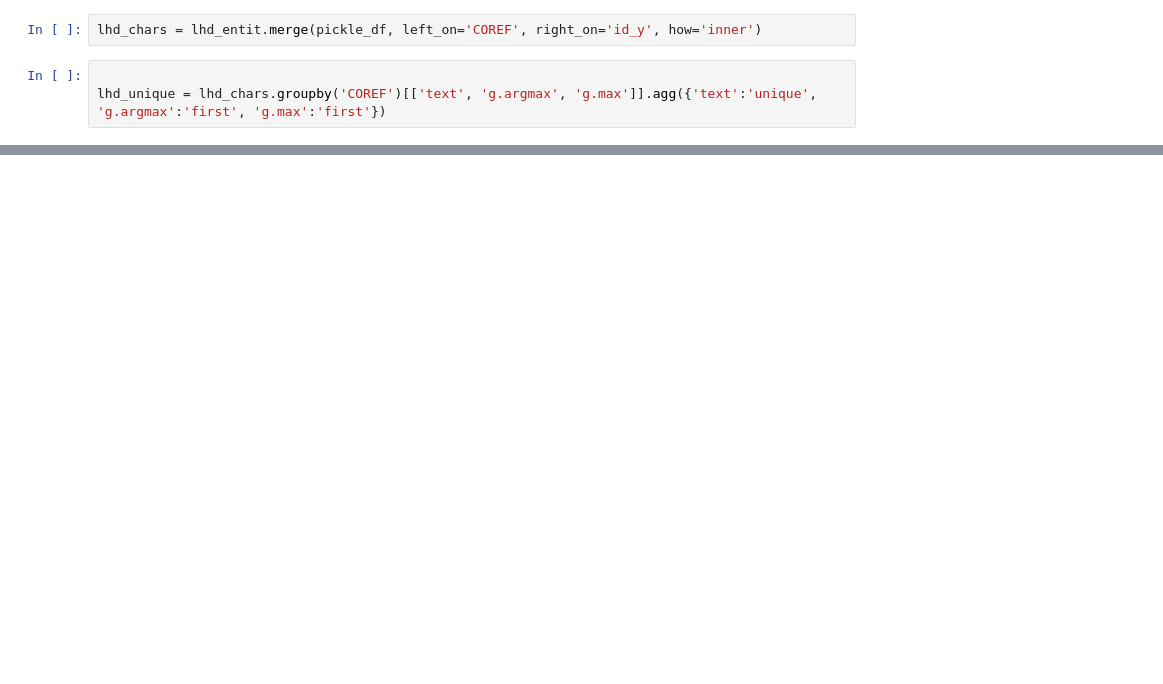
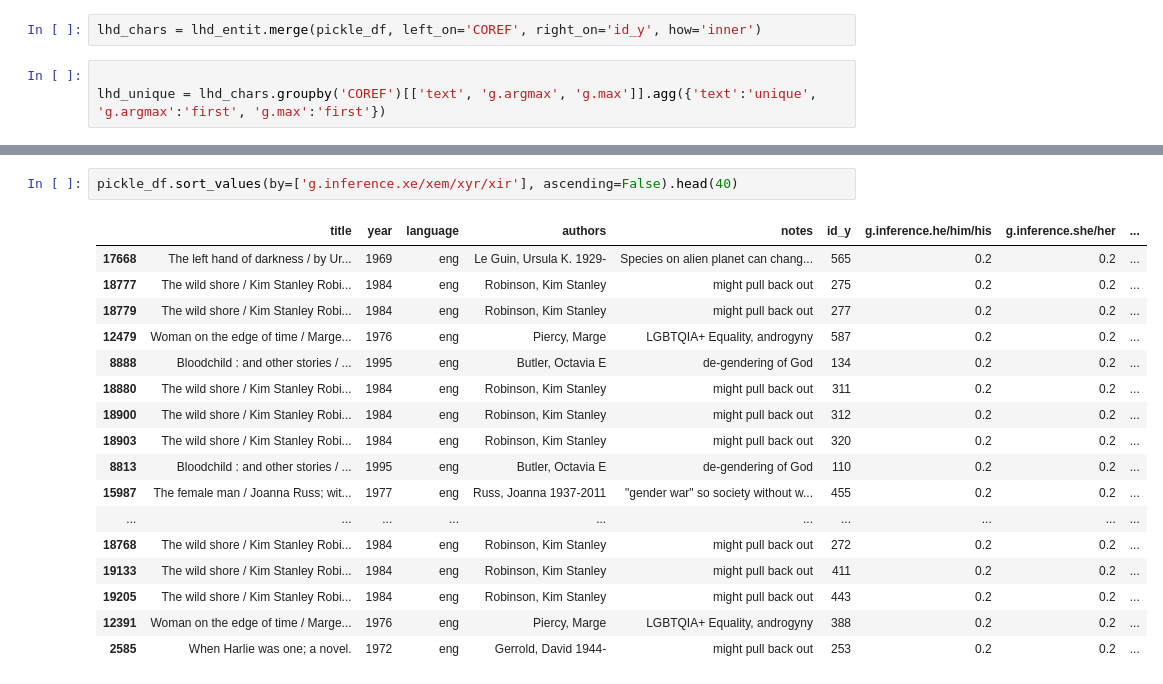
Before and after one commit to danieljohnevans/2022Fall_projects, a Jupyter notebook: book_analysis.ipynb, the cells around one changed output, grey strips where cells are left out. Saved outputs shown, nothing was run; the diff lists cells and outputs as text; blank space fills up the shorter version.

```diff
--- a/book_analysis.ipynb
+++ b/book_analysis.ipynb
@@ -180,0 +197,20 @@ lhd_unique
+# %%
+pickle_df.sort_values(by=['g.inference.xe/xem/xyr/xir'], ascending=False).head(40)
+# %% [output]
+|  | title | year | language | authors | notes | id_y | g.inference.he/him/his | g.inference.she/her | ... |
+| 17668 | The left hand of darkness / by Ur... | 1969 | eng | Le Guin, Ursula K. 1929- | Species on alien planet can chang... | 565 | 0.2 | 0.2 | ... |
+| 18777 | The wild shore / Kim Stanley Robi... | 1984 | eng | Robinson, Kim Stanley | might pull back out | 275 | 0.2 | 0.2 | ... |
+| 18779 | The wild shore / Kim Stanley Robi... | 1984 | eng | Robinson, Kim Stanley | might pull back out | 277 | 0.2 | 0.2 | ... |
+| 12479 | Woman on the edge of time / Marge... | 1976 | eng | Piercy, Marge | LGBTQIA+ Equality, androgyny | 587 | 0.2 | 0.2 | ... |
+| 8888 | Bloodchild : and other stories / ... | 1995 | eng | Butler, Octavia E | de-gendering of God | 134 | 0.2 | 0.2 | ... |
+| 18880 | The wild shore / Kim Stanley Robi... | 1984 | eng | Robinson, Kim Stanley | might pull back out | 311 | 0.2 | 0.2 | ... |
+| 18900 | The wild shore / Kim Stanley Robi... | 1984 | eng | Robinson, Kim Stanley | might pull back out | 312 | 0.2 | 0.2 | ... |
+| 18903 | The wild shore / Kim Stanley Robi... | 1984 | eng | Robinson, Kim Stanley | might pull back out | 320 | 0.2 | 0.2 | ... |
+| 8813 | Bloodchild : and other stories / ... | 1995 | eng | Butler, Octavia E | de-gendering of God | 110 | 0.2 | 0.2 | ... |
+| 15987 | The female man / Joanna Russ; wit... | 1977 | eng | Russ, Joanna 1937-2011 | "gender war" so society without w... | 455 | 0.2 | 0.2 | ... |
+| ... | ... | ... | ... | ... | ... | ... | ... | ... | ... |
+| 18768 | The wild shore / Kim Stanley Robi... | 1984 | eng | Robinson, Kim Stanley | might pull back out | 272 | 0.2 | 0.2 | ... |
+| 19133 | The wild shore / Kim Stanley Robi... | 1984 | eng | Robinson, Kim Stanley | might pull back out | 411 | 0.2 | 0.2 | ... |
+| 19205 | The wild shore / Kim Stanley Robi... | 1984 | eng | Robinson, Kim Stanley | might pull back out | 443 | 0.2 | 0.2 | ... |
+| 12391 | Woman on the edge of time / Marge... | 1976 | eng | Piercy, Marge | LGBTQIA+ Equality, androgyny | 388 | 0.2 | 0.2 | ... |
+| 2585 | When Harlie was one; a novel. | 1972 | eng | Gerrold, David 1944- | might pull back out | 253 | 0.2 | 0.2 | ... |
```
Also changed, not shown: parts of 3 cells of this notebook, 2 other files.
